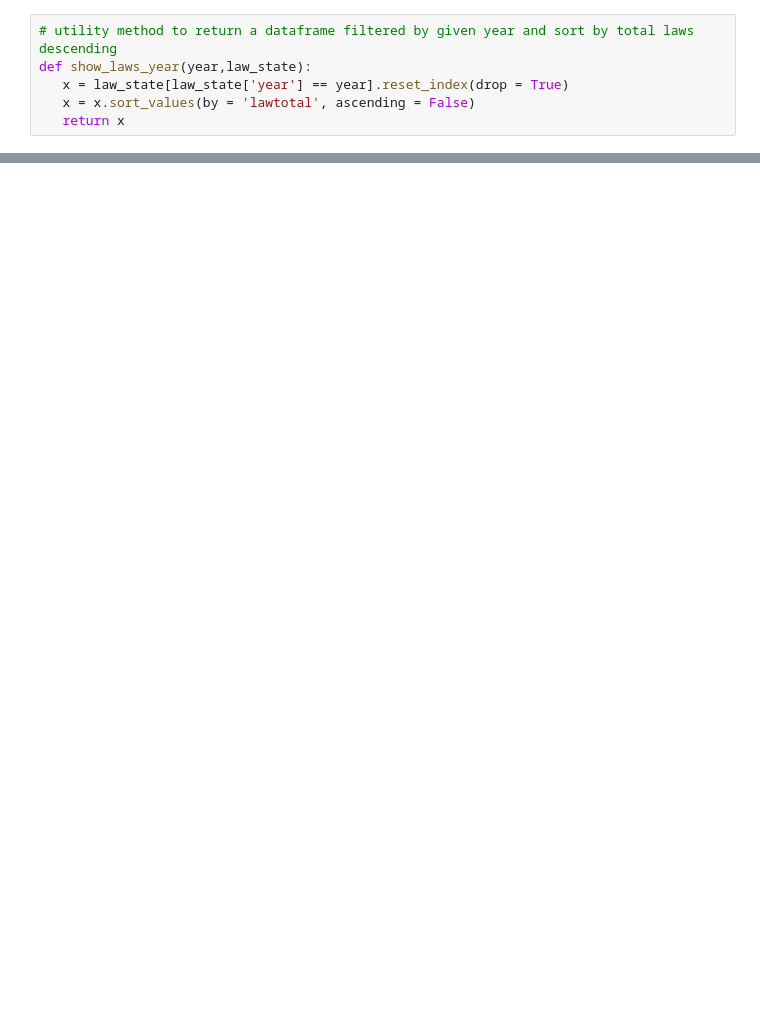
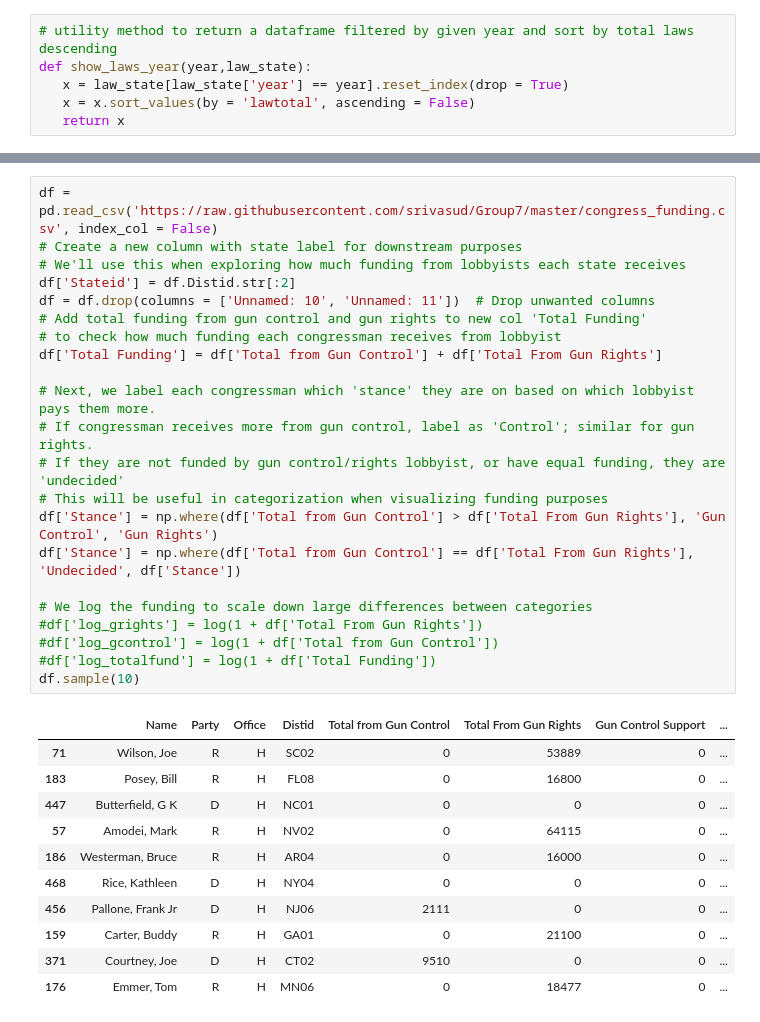
Before and after one commit to srivasud/Group7, a Jupyter notebook: FIRSTVERSION.ipynb, the cells around one changed output, grey strips where cells are left out. Saved outputs shown, nothing was run; the diff lists cells and outputs as text; blank space fills up the shorter version.

```diff
--- a/FIRSTVERSION.ipynb
+++ b/FIRSTVERSION.ipynb
@@ -311,0 +264,34 @@ Text(0.5, 1.0, 'Gun Laws vs. Gun Deaths')
+# %%
+df = pd.read_csv('https://raw.githubusercontent.com/srivasud/Group7/master/congress_funding.csv', index_col = False)
+# Create a new column with state label for downstream purposes
+# We'll use this when exploring how much funding from lobbyists each state receives
+df['Stateid'] = df.Distid.str[:2]
+df = df.drop(columns = ['Unnamed: 10', 'Unnamed: 11'])  # Drop unwanted columns
+# Add total funding from gun control and gun rights to new col 'Total Funding'
+# to check how much funding each congressman receives from lobbyist
+df['Total Funding'] = df['Total from Gun Control'] + df['Total From Gun Rights']
+
+# Next, we label each congressman which 'stance' they are on based on which lobbyist pays them more.
+# If congressman receives more from gun control, label as 'Control'; similar for gun rights.
+# If they are not funded by gun control/rights lobbyist, or have equal funding, they are 'undecided'
+# This will be useful in categorization when visualizing funding purposes
+df['Stance'] = np.where(df['Total from Gun Control'] > df['Total From Gun Rights'], 'Gun Control', 'Gun Rights')
+df['Stance'] = np.where(df['Total from Gun Control'] == df['Total From Gun Rights'], 'Undecided', df['Stance'])
+
+# We log the funding to scale down large differences between categories
+#df['log_grights'] = log(1 + df['Total From Gun Rights'])
+#df['log_gcontrol'] = log(1 + df['Total from Gun Control'])
+#df['log_totalfund'] = log(1 + df['Total Funding'])
+df.sample(10)
+# %% [output]
+|  | Name | Party | Office | Distid | Total from Gun Control | Total From Gun Rights | Gun Control Support | ... |
+| 71 | Wilson, Joe | R | H | SC02 | 0 | 53889 | 0 | ... |
+| 183 | Posey, Bill | R | H | FL08 | 0 | 16800 | 0 | ... |
+| 447 | Butterfield, G K | D | H | NC01 | 0 | 0 | 0 | ... |
+| 57 | Amodei, Mark | R | H | NV02 | 0 | 64115 | 0 | ... |
+| 186 | Westerman, Bruce | R | H | AR04 | 0 | 16000 | 0 | ... |
+| 468 | Rice, Kathleen | D | H | NY04 | 0 | 0 | 0 | ... |
+| 456 | Pallone, Frank Jr | D | H | NJ06 | 2111 | 0 | 0 | ... |
+| 159 | Carter, Buddy | R | H | GA01 | 0 | 21100 | 0 | ... |
+| 371 | Courtney, Joe | D | H | CT02 | 9510 | 0 | 0 | ... |
+| 176 | Emmer, Tom | R | H | MN06 | 0 | 18477 | 0 | ... |
```
Also changed, not shown: parts of 47 cells of this notebook.
